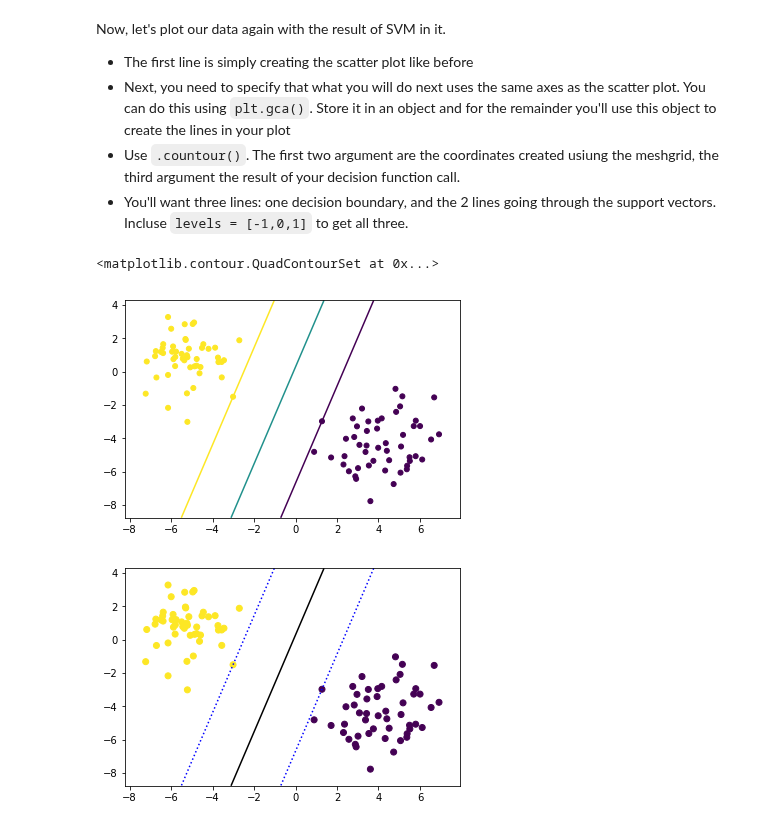
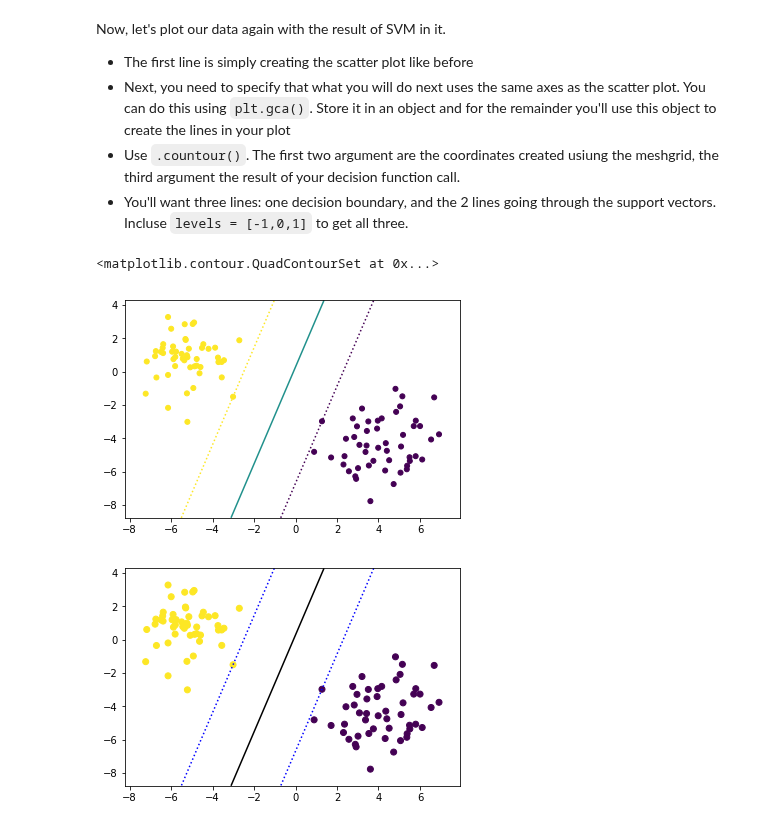
Before and after one commit to aschams/dsc-building-an-svm-using-scikit-learn-lab-dc-ds-060319, a Jupyter notebook: index.ipynb, the cells around one changed output. Saved outputs shown, nothing was run; the diff lists cells and outputs as text; code cells hidden in the pictures.

```diff
--- a/index.ipynb
+++ b/index.ipynb
@@ -127,10 +127,10 @@ Now, let's plot our data again with the result of SVM in it.
 # %%
 _ = plt.scatter(X_1[:, 0], X_1[:, 1], c = y_1, s=25)
 plot = plt.gca()
-plt.contour(X11_C, X12_C, boundary, levels=[-1, 0, 1])
+plt.contour(X11_C, X12_C, boundary, levels=[-1, 0, 1], linestyles=[':', '-', ':'])
 # %% [output]
 <matplotlib.contour.QuadContourSet at 0x...>
-[figure, old version]
+[figure, new version]
 # %%
 # Your code here
 # %% [output]
```
